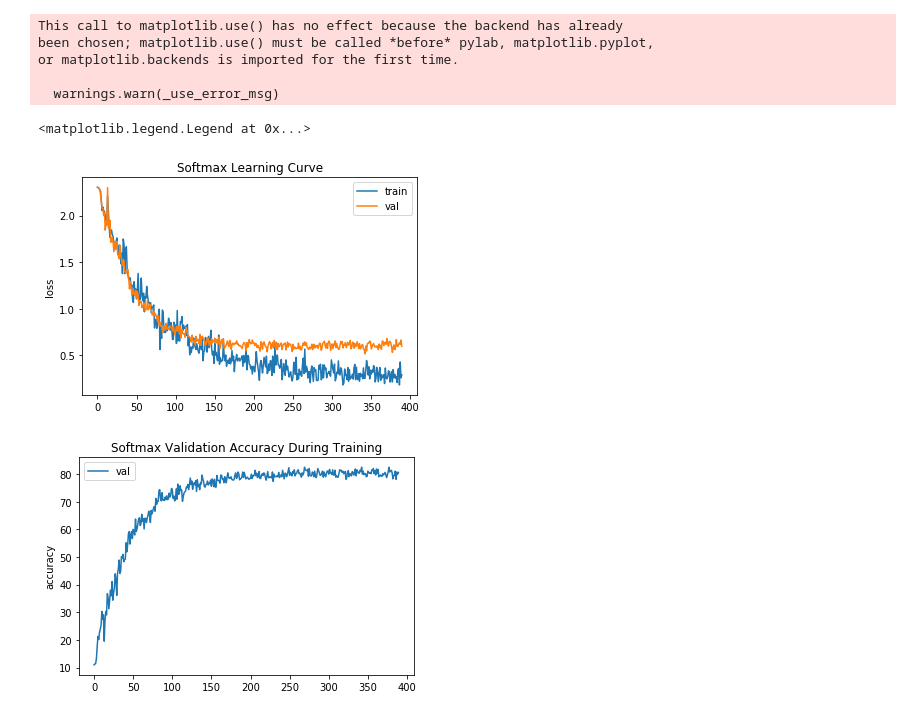
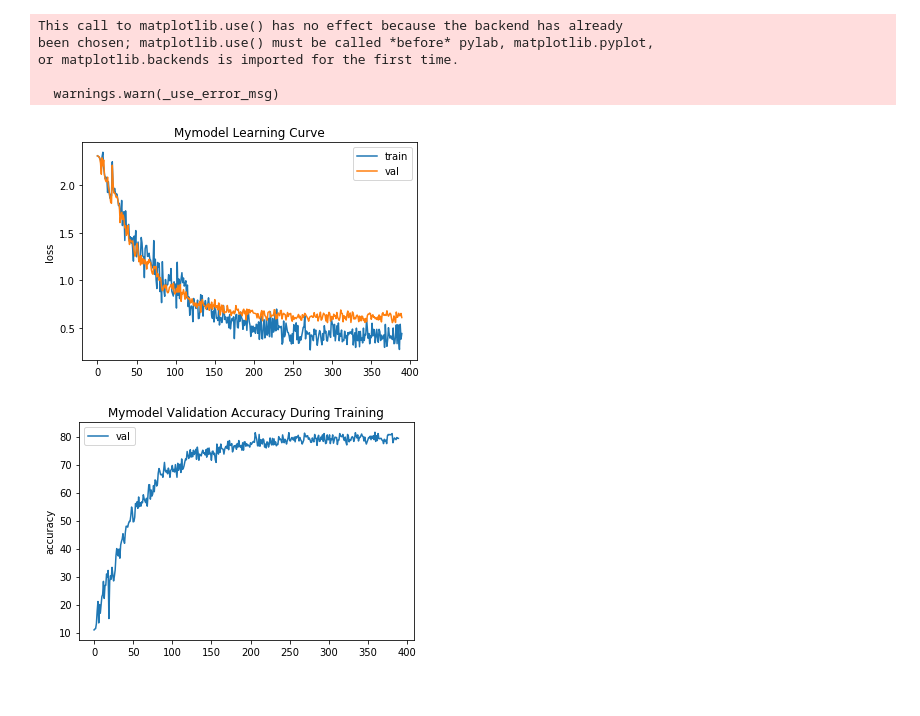
Before and after one commit to neilteng/CS7643-DeepLearning, a Jupyter notebook: Homework/HW1/2_pytorch/mymodel-classifier.ipynb, the cells around one changed output. Drawn from its saved outputs; the diff is of its cells as text; code cells hidden in the pictures.

Commit message:
update ipynb and generate figures

```diff
--- a/Homework/HW1/2_pytorch/mymodel-classifier.ipynb
+++ b/Homework/HW1/2_pytorch/mymodel-classifier.ipynb
@@ -43,17 +43,18 @@ with open('mymodel.log', 'r') as f:
 # %%
 plt.figure()
 plt.plot(train_losses, label='train')
 plt.plot(val_losses, label='val')
-plt.title('Softmax Learning Curve')
+plt.title('Mymodel Learning Curve')
 plt.ylabel('loss')
 plt.legend()
+plt.savefig('Mymodel Learning Curve')
 
 plt.figure()
 plt.plot(val_accs, label='val')
-plt.title('Softmax Validation Accuracy During Training')
+plt.title('Mymodel Validation Accuracy During Training')
 plt.ylabel('accuracy')
 plt.legend()
+plt.savefig('Mymodel Validation Accuracy During Training')
 # %% [output]
-<matplotlib.legend.Legend at 0x...>
-[figure, old version]
+[figure, new version]
-[figure, old version]
+[figure, new version]
```
Also changed, not shown: 12 other files.
